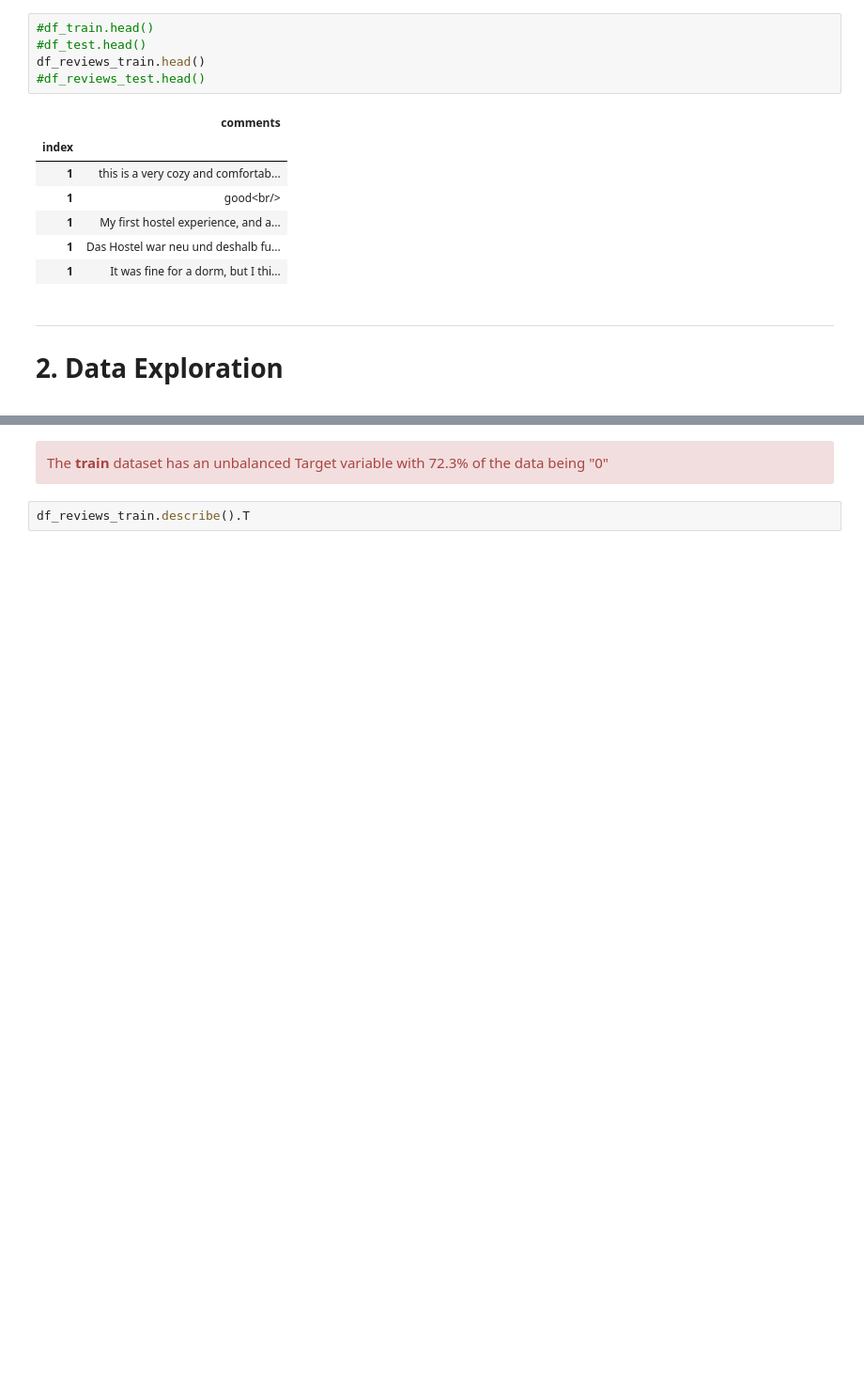
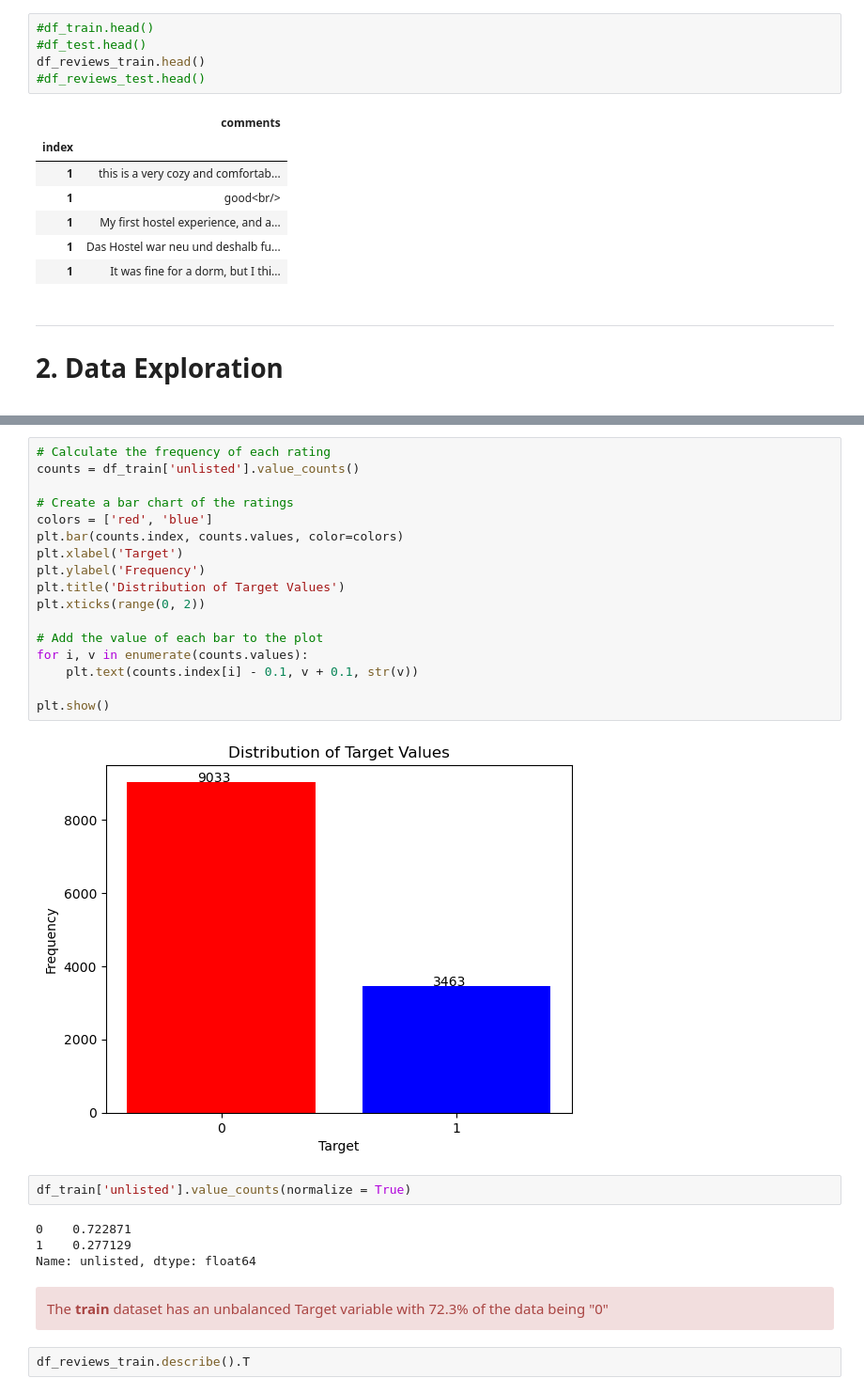
Before and after one commit to iryna-savchuk/TM_project, a Jupyter notebook: EDA.ipynb, the cells around one changed output, grey strips where cells are left out. Shown at 94% size. Cells and saved outputs as stored; diff of their text form; blank space fills up the shorter version.

```diff
--- a/EDA.ipynb
+++ b/EDA.ipynb
@@ -162,3 +199,28 @@ df_train.profile_report()
+# %%
+# Calculate the frequency of each rating
+counts = df_train['unlisted'].value_counts()
+
+# Create a bar chart of the ratings
+colors = ['red', 'blue']
+plt.bar(counts.index, counts.values, color=colors)
+plt.xlabel('Target')
+plt.ylabel('Frequency')
+plt.title('Distribution of Target Values')
+plt.xticks(range(0, 2))
+
+# Add the value of each bar to the plot
+for i, v in enumerate(counts.values):
+    plt.text(counts.index[i] - 0.1, v + 0.1, str(v))
+
+plt.show()
+# %% [output]
+[figure, added]
+# %%
+df_train['unlisted'].value_counts(normalize = True)
+# %% [output]
+0    0.722871
+1    0.277129
+Name: unlisted, dtype: float64
 # %% [markdown]
 <div class="alert alert-block alert-danger">
 The <b>train</b> dataset has an unbalanced Target variable with 72.3% of the data being "0"
```
Also changed, not shown: parts of 69 cells of this notebook.
